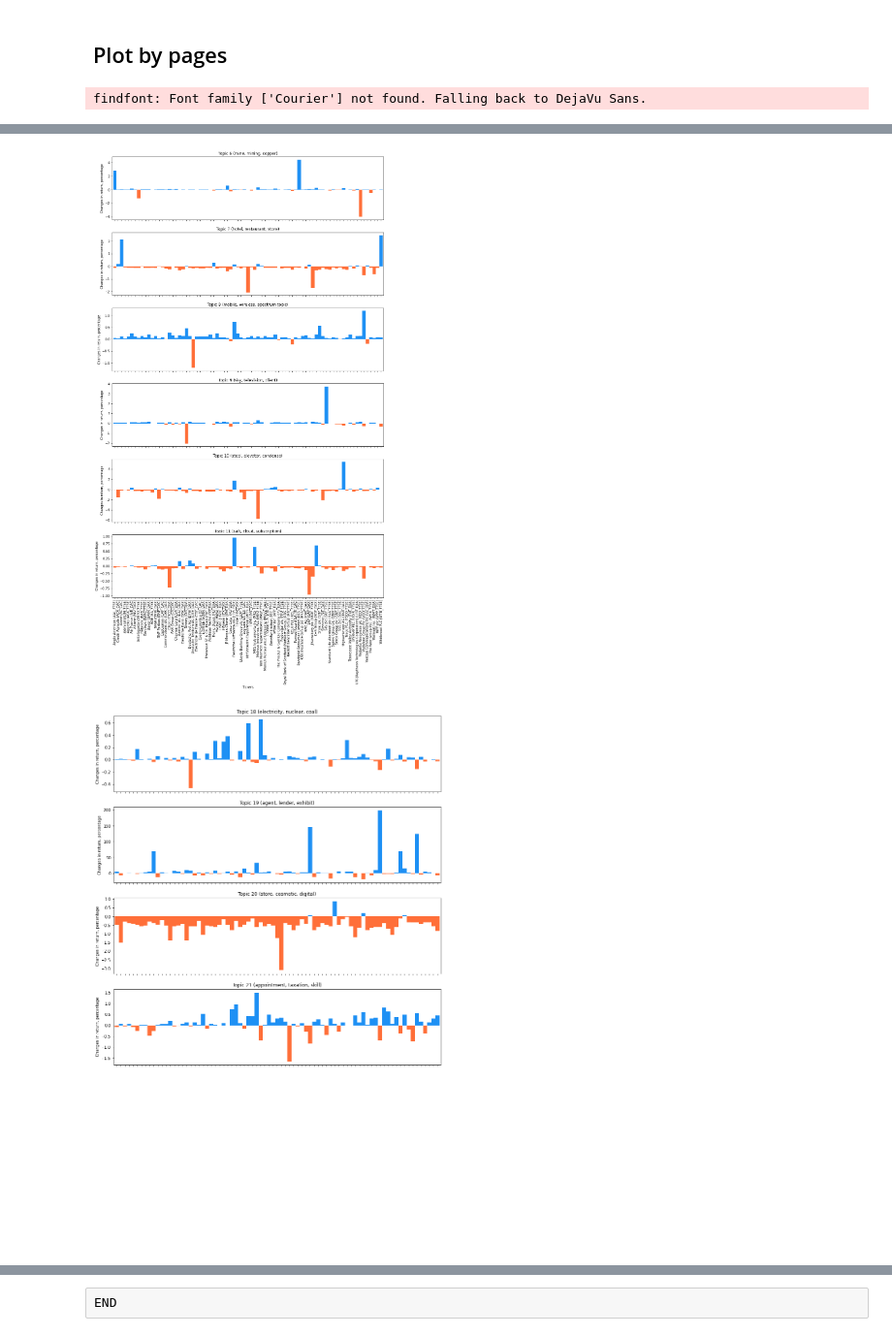
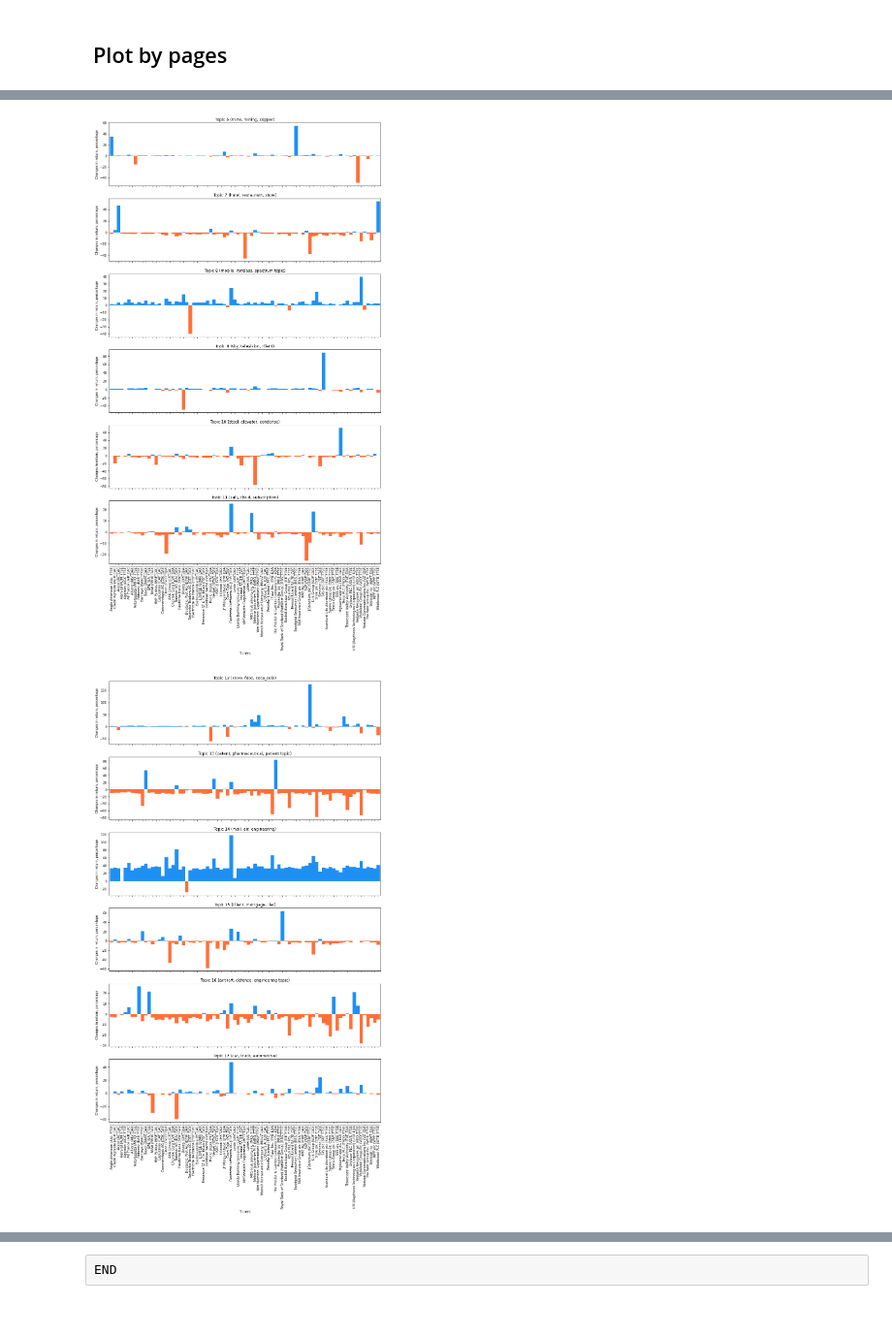
Before and after one commit to Arisiru/dtm-reports-analysis, a Jupyter notebook: notebooks/interpretation_n-1_experiment.ipynb, the cells around one changed output, grey strips where cells are left out. Shown: that part at 97% size. Cells and saved outputs as stored; diff of their text form; code cells hidden in the pictures.

Commit message:
add: serialize weights n-1 experiment

```diff
--- a/notebooks/interpretation_n-1_experiment.ipynb
+++ b/notebooks/interpretation_n-1_experiment.ipynb
@@ -220,13 +221,23 @@ def weights_min_max(weights = {}):
         'min': t_min,
         'max': t_max
     }
+# %%
+def store_weights(ticker='', weights={}, bounds=True):
+    folder = os.path.join(PATHS['runs_n-1'], 'run-%s' % ticker, 'interpretation', 'weights')
+    if not os.path.exists(folder):
+        os.makedirs(folder)
+
+    file = os.path.join(folder, 'weights-%s.json' % ('bound' if bounds else 'unbound'))
+
+    with open(file, 'w') as f_w:
+        json.dump(weights, f_w)
 # %%
 def get_return_delta(base_return, run_return):
     delta = []
     for topic_id in range(number_of_topics):
         diff = run_return[topic_id] - base_return[topic_id]
-        #percentage = (diff / base_return[topic_id]) * 100
-        delta.append(diff)
+        percentage = (diff / base_return[topic_id]) * 100
+        delta.append(percentage)
 
 
     return delta
@@ -246,8 +257,15 @@ def get_run_return(ticker, tickers_in_order, t):
         number_of_topics = t,
         bounds = (-1,2))
 
-    weights_mm = weights_min_max(weights)
-    print('%s min: %s max: %s' % (ticker, weights_mm['min'], weights_mm['max']))
+
+    store_weights(
+        ticker=ticker,
+        weights=weights,
+        bounds=True
+    )
+
+    #weights_mm = weights_min_max(weights)
+    #print('%s min: %s max: %s' % (ticker, weights_mm['min'], weights_mm['max']))
 
     roi = get_return_on_investment(
         path_return_coeficients=FILES['return_coeficients'],
@@ -358,21 +358,19 @@ findfont: Font family ['Courier'] not found. Falling back to DejaVu Sans.
 # %% [markdown]
 ## Plot by pages
 # %%
-def print_deltas(df = {}, page=0, per_page=11, number_of_topics=22):
+def print_deltas(df = {}, page=0, per_page=11, T=22):
     start = page * per_page
     end = start + per_page
+    at_page = per_page if end <= number_of_topics else (per_page - (end - T))
 
     fig, axes = plt.subplots(
-    nrows=per_page,
+    nrows=at_page,
     ncols=1,
     sharex=True,
     figsize=(15, 25))
 
-    for i in range(per_page):
+    for i in range(at_page):
         t = i + start
-        if t >= number_of_topics:
-            axes[i].axis('off')
-            continue
 
         topic_name = 'Topic %s' % t
         colors = [color_north if x > 0 else color_south for x in df_deltas[topic_name]]
@@ -389,7 +387,6 @@ def print_deltas(df = {}, page=0, per_page=11, number_of_topics=22):
 # %%
 print_deltas(df=df_deltas, page=0, per_page=6)
 print_deltas(df=df_deltas, page=1, per_page=6)
+print_deltas(df=df_deltas, page=2, per_page=6)
 print_deltas(df=df_deltas, page=3, per_page=6)
-print_deltas(df=df_deltas, page=4, per_page=6)
 # %% [output]
-findfont: Font family ['Courier'] not found. Falling back to DejaVu Sans.
@@ -397,2 +394,2 @@ findfont: Font family ['Courier'] not found. Falling back to DejaVu Sans.
-[figure, old version]
+[figure, new version]
-[figure, old version]
+[figure, new version]
```
Also changed, not shown: parts of 7 cells of this notebook.
